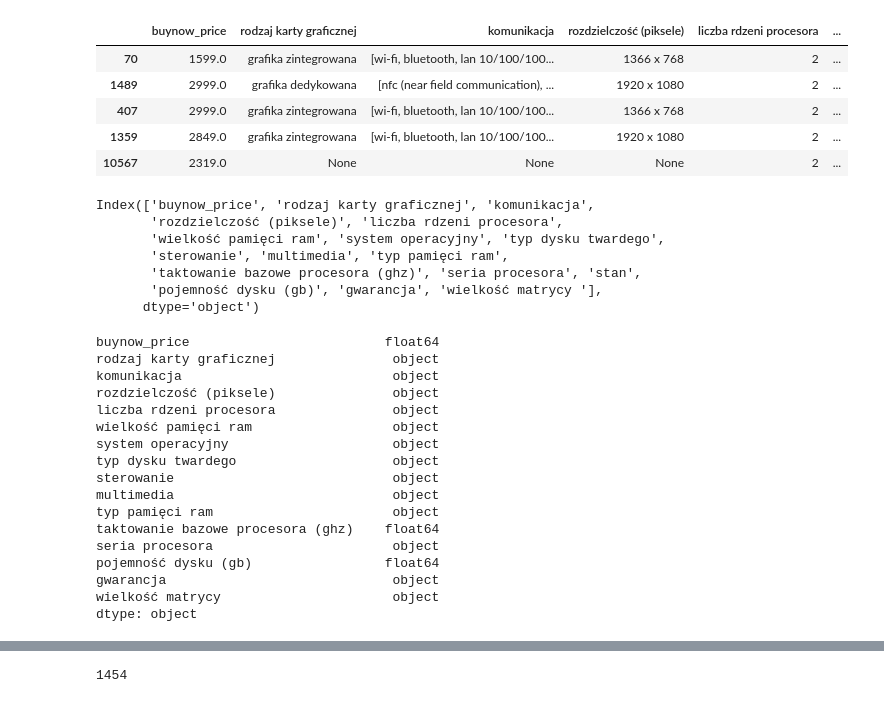
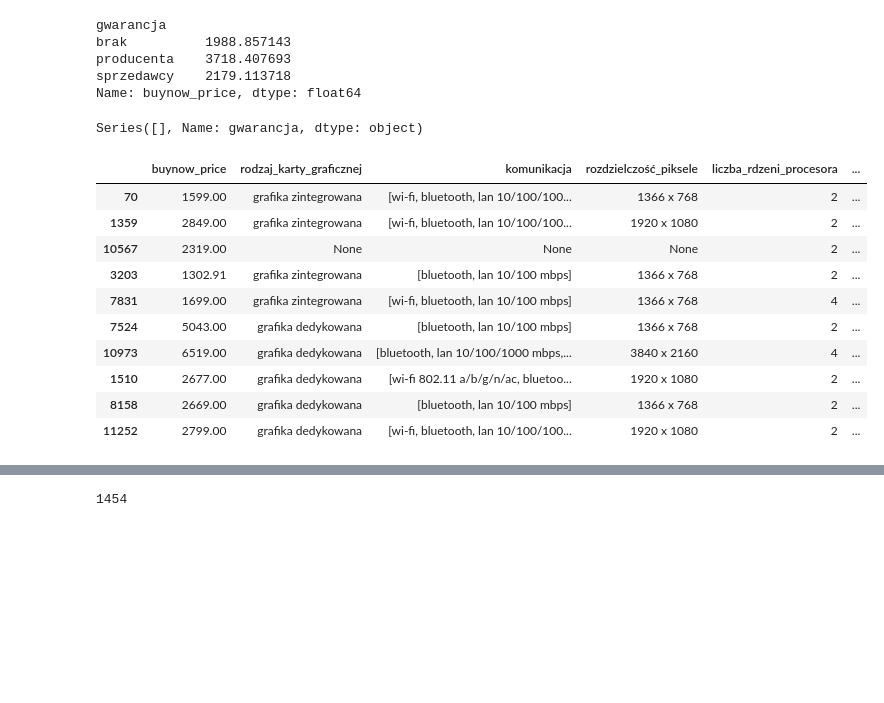
Before and after one commit to sadowskimarcin10/laptop-price, a Jupyter notebook: laptop_price_workflow.ipynb, the cells around one changed output, grey strips where cells are left out. Saved outputs shown, nothing was run; the diff lists cells and outputs as text; code cells hidden in the pictures; blank space fills up the shorter version.

```diff
--- a/laptop_price_workflow.ipynb
+++ b/laptop_price_workflow.ipynb
@@ -5,0 +89,16 @@ df = get_json_data()
+# %%
+train["gwarancja"].value_counts()
+grouped_gwarancja = train['buynow_price'].groupby(train["gwarancja"])
+grouped_gwarancja.mean()
+# %% [output]
+gwarancja
+brak          1988.857143
+producenta    3718.407693
+sprzedawcy    2179.113718
+Name: buynow_price, dtype: float64
+# %%
+df.loc[df.gwarancja == 'brak', 'gwarancja'] = 'sprzedawcy'
+# %%
+df[df.gwarancja == 'brak']['gwarancja']
+# %% [output]
+Series([], Name: gwarancja, dtype: object)
@@ -6,19 +107,14 @@ df = get_json_data()
 # %%
-df.head()
+df.head(10)
 # %% [output]
-|  | buynow_price | rodzaj karty graficznej | komunikacja | rozdzielczość (piksele) | liczba rdzeni procesora | ... |
-| 70 | 1599.0 | grafika zintegrowana | [wi-fi, bluetooth, lan 10/100/100... | 1366 x 768 | 2 | ... |
-| 1489 | 2999.0 | grafika dedykowana | [nfc (near field communication), ... | 1920 x 1080 | 2 | ... |
-| 407 | 2999.0 | grafika zintegrowana | [wi-fi, bluetooth, lan 10/100/100... | 1366 x 768 | 2 | ... |
-| 1359 | 2849.0 | grafika zintegrowana | [wi-fi, bluetooth, lan 10/100/100... | 1920 x 1080 | 2 | ... |
-| 10567 | 2319.0 | None | None | None | 2 | ... |
+|  | buynow_price | rodzaj_karty_graficznej | komunikacja | rozdzielczość_piksele | liczba_rdzeni_procesora | ... |
+| 70 | 1599.00 | grafika zintegrowana | [wi-fi, bluetooth, lan 10/100/100... | 1366 x 768 | 2 | ... |
+| 1359 | 2849.00 | grafika zintegrowana | [wi-fi, bluetooth, lan 10/100/100... | 1920 x 1080 | 2 | ... |
+| 10567 | 2319.00 | None | None | None | 2 | ... |
+| 3203 | 1302.91 | grafika zintegrowana | [bluetooth, lan 10/100 mbps] | 1366 x 768 | 2 | ... |
+| 7831 | 1699.00 | grafika zintegrowana | [wi-fi, bluetooth, lan 10/100 mbps] | 1366 x 768 | 4 | ... |
+| 7524 | 5043.00 | grafika dedykowana | [bluetooth, lan 10/100 mbps] | 1366 x 768 | 2 | ... |
+| 10973 | 6519.00 | grafika dedykowana | [bluetooth, lan 10/100/1000 mbps,... | 3840 x 2160 | 4 | ... |
+| 1510 | 2677.00 | grafika dedykowana | [wi-fi 802.11 a/b/g/n/ac, bluetoo... | 1920 x 1080 | 2 | ... |
+| 8158 | 2669.00 | grafika dedykowana | [bluetooth, lan 10/100 mbps] | 1366 x 768 | 2 | ... |
+| 11252 | 2799.00 | grafika dedykowana | [wi-fi, bluetooth, lan 10/100/100... | 1920 x 1080 | 2 | ... |
-# %%
-df.columns
-# %% [output]
-Index(['buynow_price', 'rodzaj karty graficznej', 'komunikacja',
-       'rozdzielczość (piksele)', 'liczba rdzeni procesora',
-       'wielkość pamięci ram', 'system operacyjny', 'typ dysku twardego',
-       'sterowanie', 'multimedia', 'typ pamięci ram',
-       'taktowanie bazowe procesora (ghz)', 'seria procesora', 'stan',
-       'pojemność dysku (gb)', 'gwarancja', 'wielkość matrycy '],
-      dtype='object')
@@ -27,20 +120,0 @@ df = df.drop("stan", axis = 1) #druga opcja bez zapisu nowego df df.drop("stan",
-# %%
-df.dtypes
-# %% [output]
-buynow_price                         float64
-rodzaj karty graficznej               object
-komunikacja                           object
-rozdzielczość (piksele)               object
-liczba rdzeni procesora               object
-wielkość pamięci ram                  object
-system operacyjny                     object
-typ dysku twardego                    object
-sterowanie                            object
-multimedia                            object
-typ pamięci ram                       object
-taktowanie bazowe procesora (ghz)    float64
-seria procesora                       object
-pojemność dysku (gb)                 float64
-gwarancja                             object
-wielkość matrycy                      object
-dtype: object
```
Also changed, not shown: parts of 24 cells of this notebook, 2 other files.
